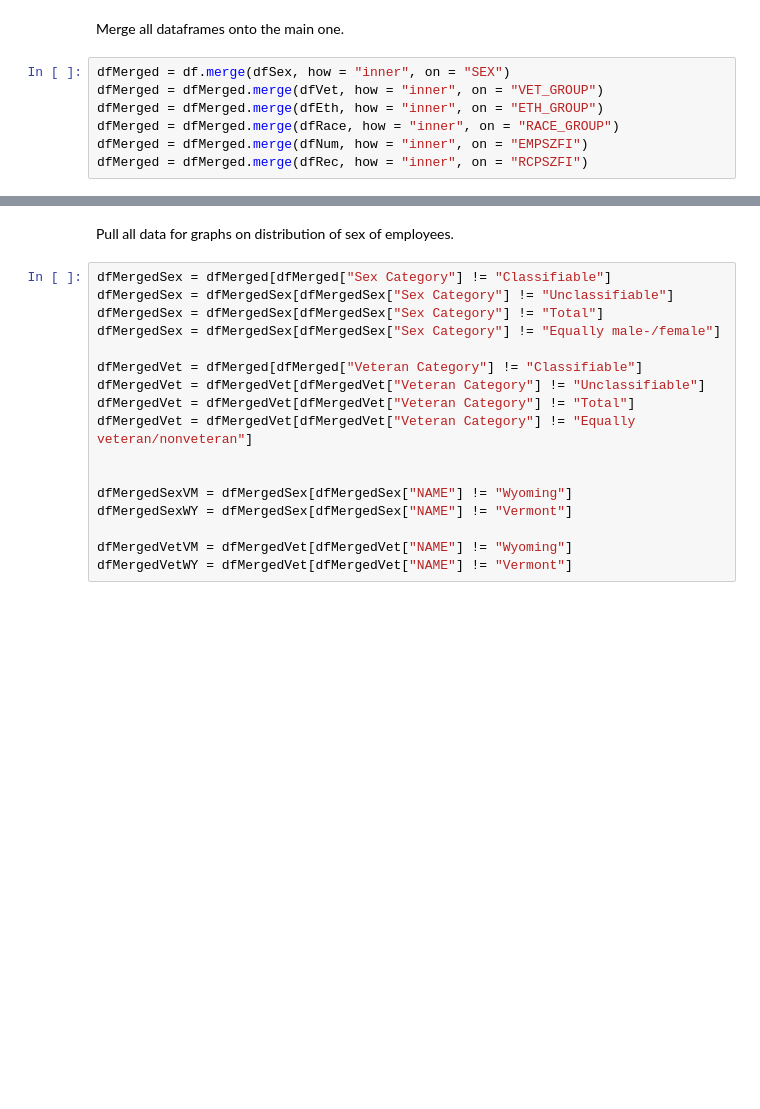
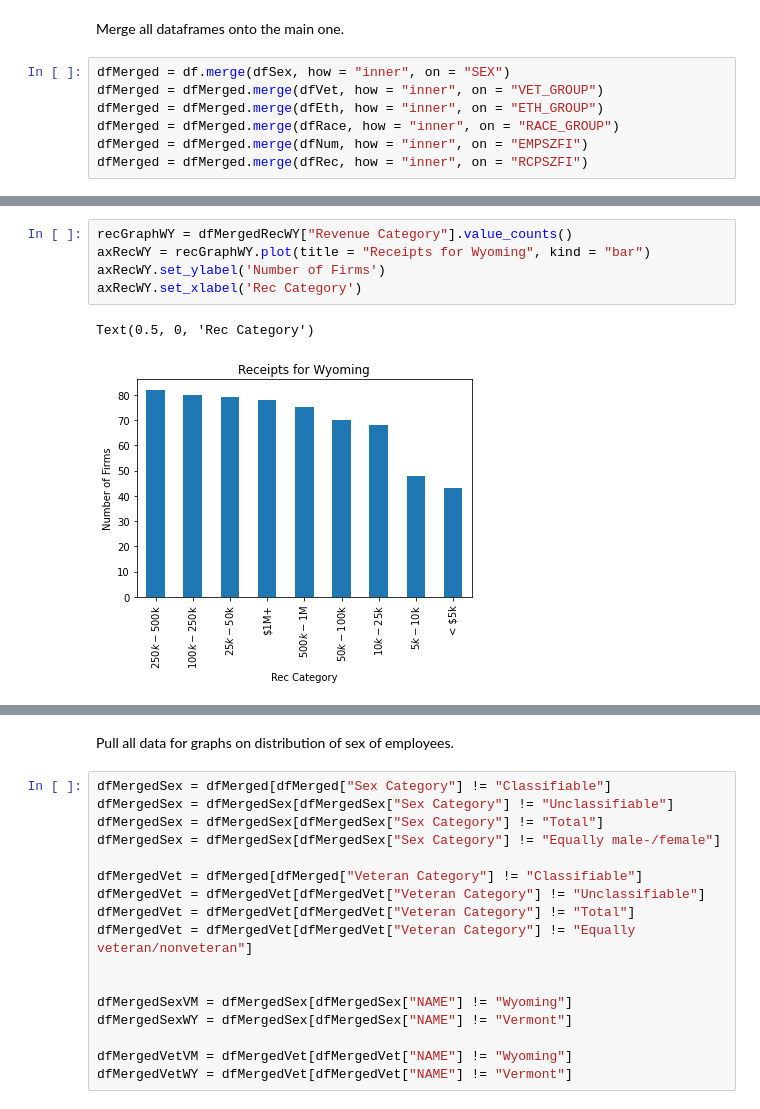
Before and after one commit to ryan-shell/VisualizationsAssessment, a Jupyter notebook: VisualizationsCode.ipynb, the cells around one changed output, grey strips where cells are left out. Cells and saved outputs as stored; diff of their text form; blank space fills up the shorter version.

```diff
--- a/VisualizationsCode.ipynb
+++ b/VisualizationsCode.ipynb
@@ -95,0 +98,8 @@ Text(0.5, 0, 'Rec Category')
+# %%
+recGraphWY = dfMergedRecWY["Revenue Category"].value_counts()
+axRecWY = recGraphWY.plot(title = "Receipts for Wyoming", kind = "bar")
+axRecWY.set_ylabel('Number of Firms')
+axRecWY.set_xlabel('Rec Category')
+# %% [output]
+Text(0.5, 0, 'Rec Category')
+[figure, added]
```
Also changed, not shown: parts of 3 cells of this notebook.
